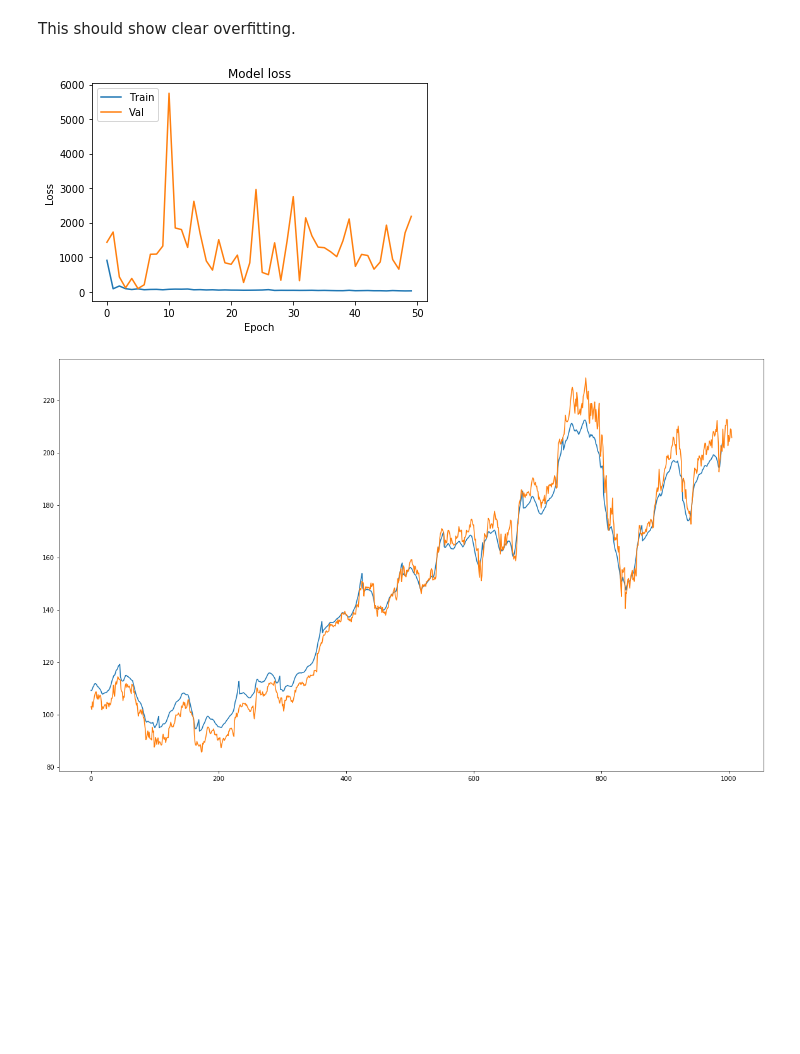
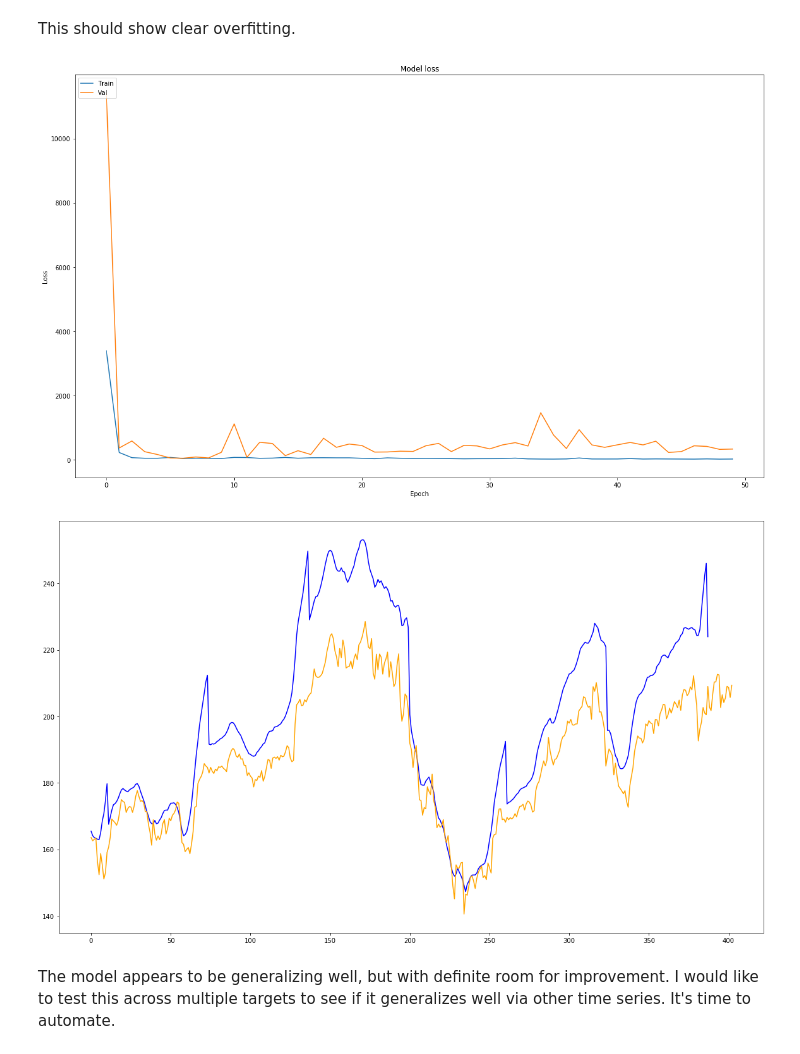
Before and after one commit to labs14-investment-risk-analysis/Data-Science, a Jupyter notebook: jupyter_notebooks/exploratory_modeling/LSTM_regressions.ipynb, the cells around one changed output. Drawn from its saved outputs; the diff is of its cells as text; code cells hidden in the pictures; blank space fills up the shorter version.

Commit message:
Fleshed out modeling

```diff
--- a/jupyter_notebooks/exploratory_modeling/LSTM_regressions.ipynb
+++ b/jupyter_notebooks/exploratory_modeling/LSTM_regressions.ipynb
@@ -82,7 +93,3 @@ y = df[['target']].values
 # %%
-X_train, X_test, y_train, y_test = train_test_split(X, y,
-                                                    train_size=.8,
-                                                    shuffle=False)
+X_train, X_test, X_val, y_train, y_test, y_val = split(train_cut=.8,
+                                                      val_cut=.6)
-# %%
-scaler = MinMaxScaler()
-scaler.fit(X_train)
@@ -94,3 +158,25 @@ X_test = scaler.transform(X_test)
+# %%
+def prep_data(train_cut, val_cut, X=X, y=y):
+
+    scaler = MinMaxScaler()
+    scaler.fit(X)
+
+    X_train, X_test, y_train, y_test = train_test_split(X, y,
+                                                        train_size=train_cut,
+                                                        shuffle=False)
+
+    X_test, X_val, y_test, y_val = train_test_split(X_test, y_test,
+                                                    train_size=val_cut,
+                                                    shuffle=False)
+
+    X_train = scaler.transform(X_train)
+    X_test = scaler.transform(X_test)
+    X_val = scaler.transform(X_val)
+
+    return X_train, X_test, X_val, y_train, y_test, y_val
+# %%
+X_train, X_test, X_val, y_train, y_test, y_val = prep_data(train_cut=.8,
+                                                           val_cut=.6)
 # %% [markdown]
 #### TimeSeriesGenerator Params
 
@@ -241,25 +329,28 @@ This should show clear overfitting.
 # %%
 import matplotlib.pyplot as plt
 # Plot training & validation loss values
+plt.figure(figsize=(20,12))
 plt.plot(history_2.history['loss'])
 plt.plot(history_2.history['val_loss'])
 plt.title('Model loss')
 plt.ylabel('Loss')
 plt.xlabel('Epoch')
 plt.legend(['Train', 'Val'], loc='upper left')
 plt.show()
 # %% [output]
-[figure, old version]
+[figure, new version]
 # %%
-model.load_weights('weights-improvement-06-91.04.hdf5')
+model.load_weights('weights-improvement-07-53.77.hdf5')
 
 model.compile(optimizer='adam', loss='mse')
 
-y_pred = model.predict_generator(test_data_generator)
+y_pred = model.predict_generator(val_data_generator)
 
 plt.figure(figsize=(20,12))
 
-plt.plot(y_pred)
-plt.plot(y_test);
+plt.plot(y_pred, color='blue')
+plt.plot(y_val, color='orange');
 # %% [output]
-[figure, old version]
+[figure, new version]
+# %% [markdown]
+The model appears to be generalizing well, but with definite room for improvement. I would like to test this across multiple targets to see if it generalizes well via other time series. It's time to automate.
```
Also changed, not shown: parts of 36 cells of this notebook, 4 other files.
